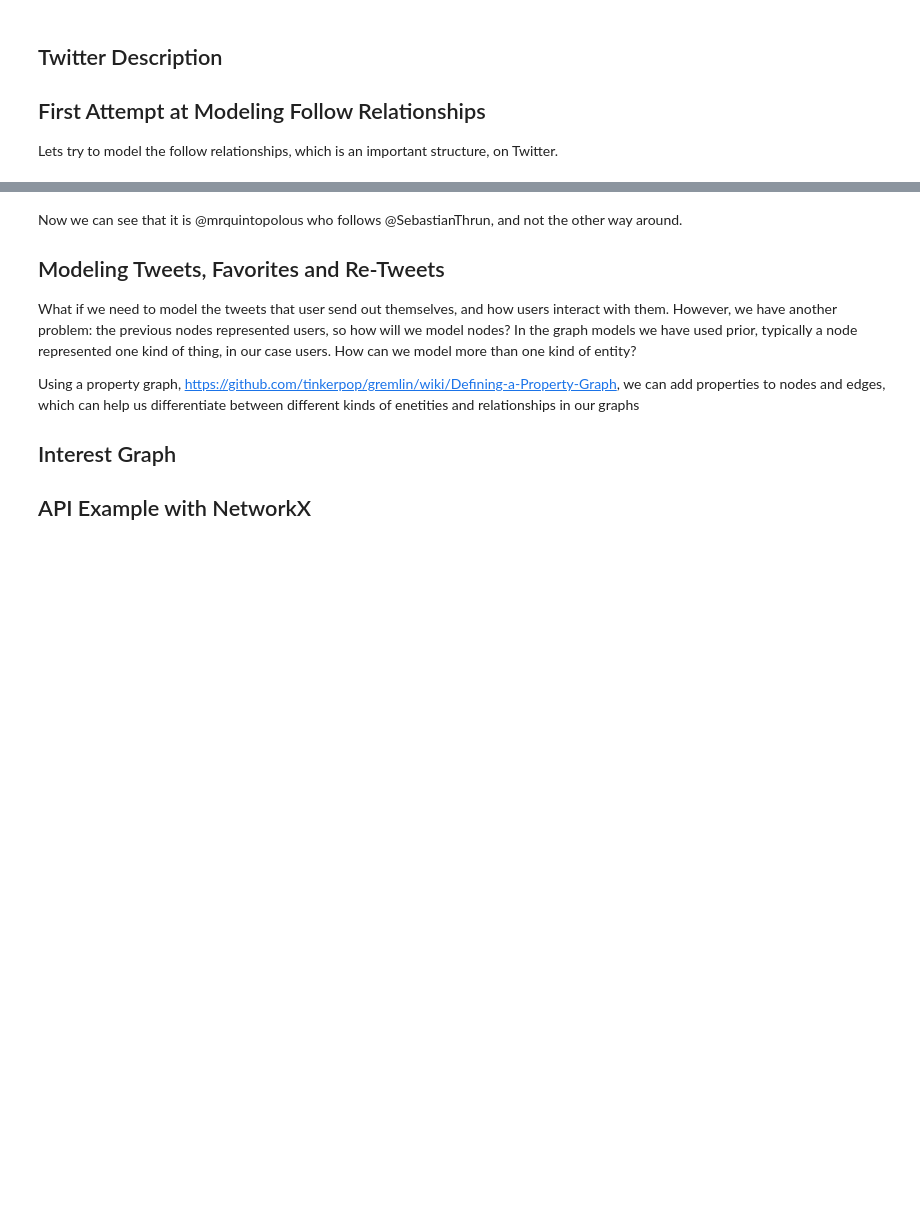
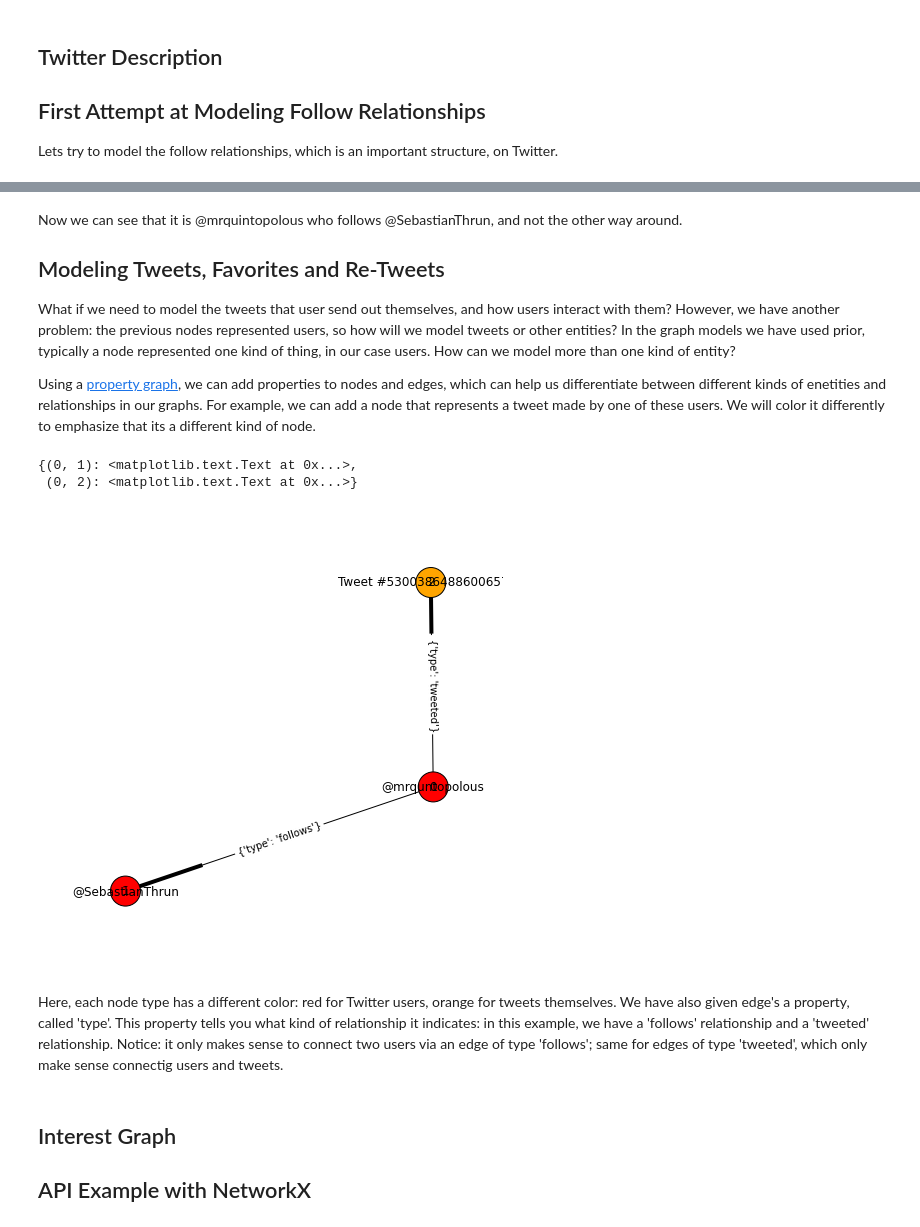
Before and after one commit to jquacinella/IS609_Group, a Jupyter notebook: GraphTheory/Graph Theory - Social Networking.ipynb, the cells around one changed output, grey strips where cells are left out. Saved outputs shown, nothing was run; the diff lists cells and outputs as text; code cells hidden in the pictures; blank space fills up the shorter version.

```diff
--- a/GraphTheory/Graph Theory - Social Networking.ipynb
+++ b/GraphTheory/Graph Theory - Social Networking.ipynb
@@ -51,10 +66,35 @@ Now we can see that it is @mrquintopolous who follows @SebastianThrun, and not t
 
 ## Modeling Tweets, Favorites and Re-Tweets
 
-What if we need to model the tweets that user send out themselves, and how users interact with them. However, we have another problem: the previous nodes represented users, so how will we model nodes? In the graph models we have used prior, typically a node represented one kind of thing, in our case users. How can we model more than one kind of entity?
+What if we need to model the tweets that user send out themselves, and how users interact with them? However, we have another problem: the previous nodes represented users, so how will we model tweets or other entities? In the graph models we have used prior, typically a node represented one kind of thing, in our case users. How can we model more than one kind of entity?
 
-Using a property graph, https://github.com/tinkerpop/gremlin/wiki/Defining-a-Property-Graph, we can add properties to nodes and edges, which can help us differentiate between different kinds of enetities and relationships in our graphs
-
-## Interest Graph
-
-## API Example with NetworkX
+Using a [property graph](https://github.com/tinkerpop/gremlin/wiki/Defining-a-Property-Graph), we can add properties to nodes and edges, which can help us differentiate between different kinds of enetities and relationships in our graphs. For example, we can add a node that represents a tweet made by one of these users. We will color it differently to emphasize that its a different kind of node.
+# %%
+g = nx.DiGraph()
+g.add_node(0, {"id": "@mrquntopolous", "color": "r"})
+g.add_node(1, {"id": "@SebastianThrun", "color": "r"})
+g.add_node(2, {"id": "Tweet #530038648860065793", "color": "orange"})
+g.add_edge(0, 1, {"type": "follows"})
+g.add_edge(0, 2, {"type": "tweeted"})
+
+node_labels = nx.get_node_attributes(g,'id')
+edge_labels = nx.get_edge_attributes(g,'type')
+colors = nx.get_node_attributes(g, 'color')
+
+plt.figure(figsize=(6,6))
+
+pos = nx.spring_layout(g)
+nx.draw(g, pos, arrows=True, node_size=900, node_color=colors.values())
+nx.draw_networkx_labels(g, pos, labels = node_labels)
+nx.draw_networkx_edge_labels(g, pos, labels = edge_labels)
+# %% [output]
+{(0, 1): <matplotlib.text.Text at 0x...>,
+ (0, 2): <matplotlib.text.Text at 0x...>}
+[figure, added]
+# %% [markdown]
+Here, each node type has a different color: red for Twitter users, orange for tweets themselves. We have also given edge's a property, called 'type'. This property tells you what kind of relationship it indicates: in this example, we have a 'follows' relationship and a 'tweeted' relationship. Notice: it only makes sense to connect two users via an edge of type 'follows'; same for edges of type 'tweeted', which only make sense connectig users and tweets.
+# %% [markdown]
+
+## Interest Graph
+
+## API Example with NetworkX
```
Also changed, not shown: parts of 3 cells of this notebook.
